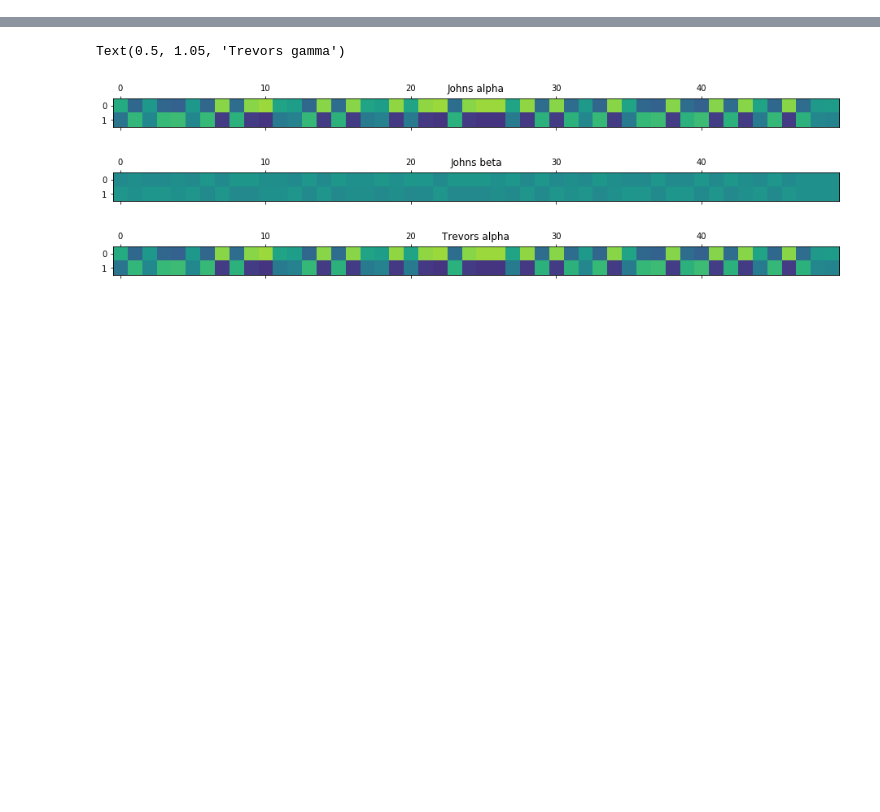
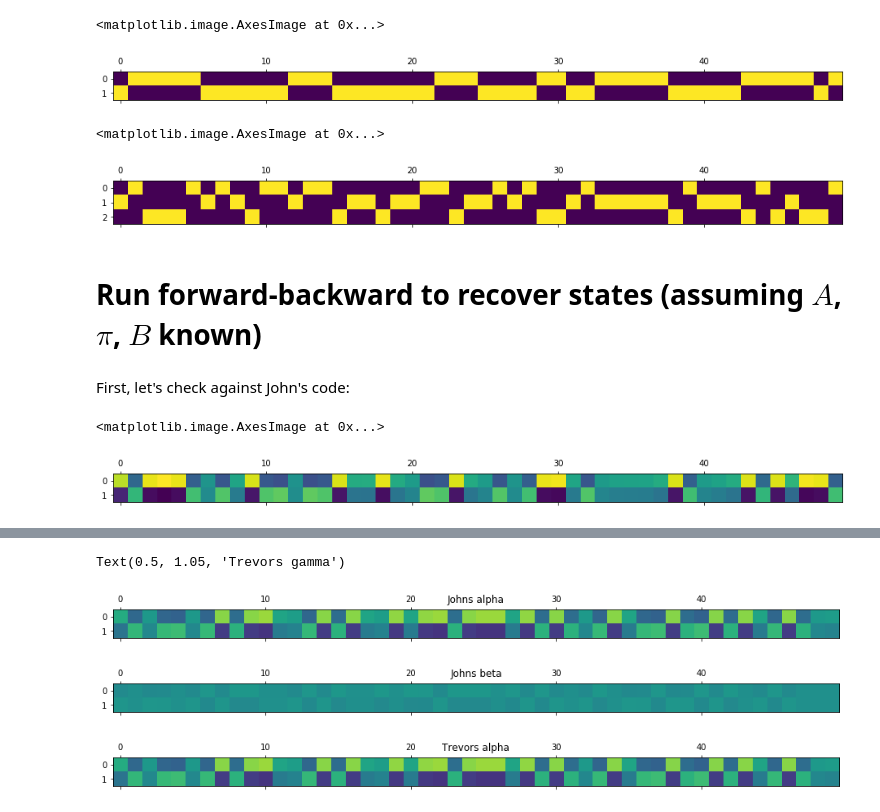
Before and after one commit to Trevorules/Year-0, a Jupyter notebook: EM-FB.ipynb, the cells around one changed output, grey strips where cells are left out. Saved outputs shown, nothing was run; the diff lists cells and outputs as text; code cells hidden in the pictures; blank space fills up the shorter version.

```diff
--- a/EM-FB.ipynb
+++ b/EM-FB.ipynb
@@ -67,0 +32,52 @@ plt.matshow(O_mat)
+# %%
+Q, states=generating_states(pi,A,Ntimes)
+
+plt.matshow(states)
+# %% [output]
+<matplotlib.image.AxesImage at 0x...>
+[figure, added]
+# %%
+def generating_observations(Q,B):
+
+    Ntimes=np.size(Q)
+
+    O = np.empty(Ntimes).astype('int')
+
+    Nstates=np.size(B[:,0])
+
+    Nobservations= np.size(B[0,:])
+
+    O_mat=np.zeros((Nobservations,Ntimes))
+
+    for t in range(Ntimes):
+
+        O[t]=np.random.choice(Nobservations,1,p=B[Q[t-1]])[0]
+
+        O_mat[O[t],t]=1
+
+    return O, O_mat
+# %%
+B = np.array([[.2, .4, .4], [.5, .4, .1]])
+
+O, O_mat = generating_observations(Q,B)
+plt.matshow(O_mat)
+
+#Generate observations from the state
+#do forward to due to the probabliities
+# %% [output]
+<matplotlib.image.AxesImage at 0x...>
+[figure, added]
+# %% [markdown]
+# Run forward-backward to recover states (assuming $A$, $\pi$, $B$ known)
+# %% [markdown]
+First, let's check against John's code:
+# %%
+# make an array that's p(obs_t | z_t) for each possible z at each time (Ntimes x Nstates)
+psi = np.array([B[:, o] for o in O])
+
+post, logZ, Xi = fb.fb_infer(A.T, pi, psi)
+
+plt.matshow(post.T)
+# %% [output]
+<matplotlib.image.AxesImage at 0x...>
+[figure, added]
```
Also changed, not shown: parts of 19 cells of this notebook.
